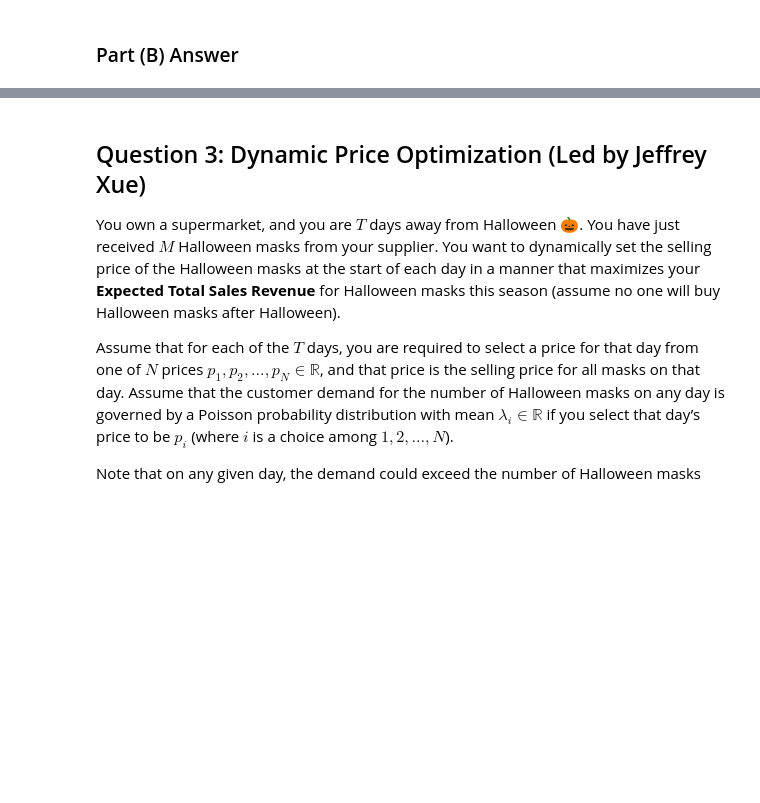
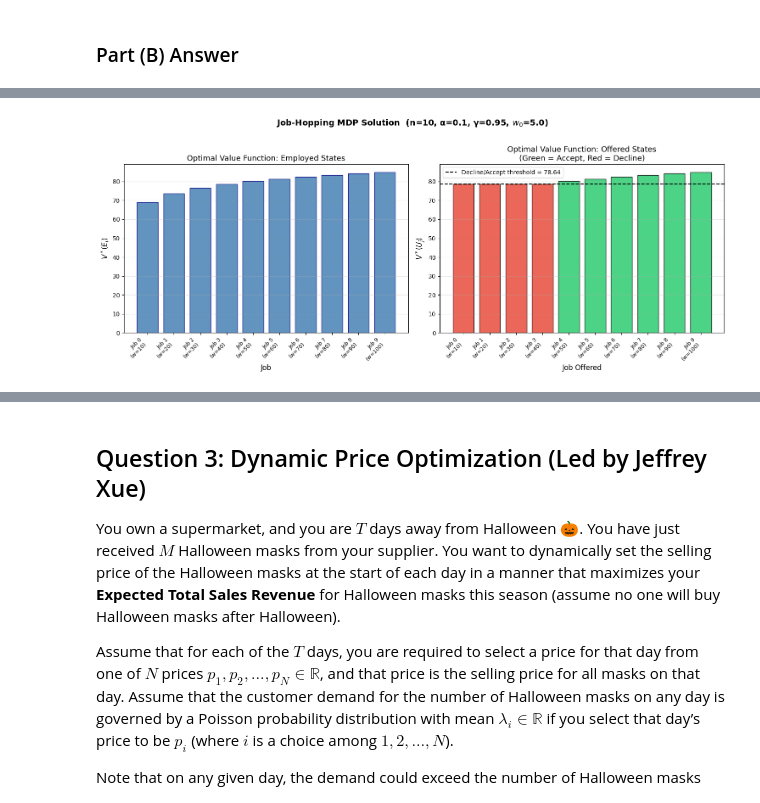
Before and after one commit to yuxiang-jack-zhang/CME241, a Jupyter notebook: assignment2/assignment2.ipynb, the cells around one changed output, grey strips where cells are left out. Drawn from its saved outputs; the diff is of its cells as text; code cells hidden in the pictures; blank space fills up the shorter version.

```diff
--- a/assignment2/assignment2.ipynb
+++ b/assignment2/assignment2.ipynb
@@ -99,0 +203,20 @@ Write Python code that:
+# %%
+# testing our solver on a simple example
+n = 10
+wages = [10, 20, 30, 40, 50, 60, 70, 80, 90, 100]
+probs = [1 / n] * n # uniform offer probabilities
+alpha = 0.1 # 10% daily job-loss probability
+gamma_val = 0.95 # discount factor
+w0 = 5.0 # unemployment wage
+
+vf, pol = solve_job_hopping(n, wages, probs, alpha, gamma_val, w0)
+
+print("Optimal Value Function:")
+for state in sorted(vf.keys()):
+    print(f"  {state:20s}: {vf[state]:10.4f}")
+
+print("")
+
+print("Optimal Policy (for job offers when unemployed):")
+for state in sorted(pol.keys()):
+    print(f"  {state:20s}: {pol[state]}")
@@ -99,0 +241,44 @@ Write Python code that:
+# %%
+fig, axes = plt.subplots(1, 2, figsize=(15, 6))
+
+# extract values in job order
+V_E_vals = [vf[f'Employed_{i}'] for i in range(n)]
+V_U_vals = [vf[f'Offered_{i}'] for i in range(n)]
+actions  = [pol[f'Offered_{i}'] for i in range(n)]
+colors_bar = ['#2ecc71' if a == 'Accept' else '#e74c3c' for a in actions]
+
+x = np.arange(n)
+labels = [f'Job {i}\n(w={int(wages[i])})' for i in range(n)]
+
+# left subplot: V*(E_i) for each job
+axes[0].bar(x, V_E_vals, color='steelblue', edgecolor='navy', alpha=0.85)
+axes[0].set_xlabel('Job', fontsize=12)
+axes[0].set_ylabel('$V^*(E_i)$', fontsize=12)
+axes[0].set_title('Optimal Value Function: Employed States', fontsize=13)
+axes[0].set_xticks(x)
+axes[0].set_xticklabels(labels, rotation=45, ha='right', fontsize=9)
+axes[0].grid(axis='y', alpha=0.3)
+
+# right subplot: V*(U_j) colored by accept/decline
+V_U_bar = sum(probs[i] * V_U_vals[i] for i in range(n))
+V_decline = np.log(w0) + gamma_val * V_U_bar # threshold V value for accept/decline
+
+axes[1].bar(x, V_U_vals, color=colors_bar, edgecolor='black', alpha=0.85)
+axes[1].axhline(y=V_decline, color='black', linestyle='--', linewidth=1.5,
+                label=f'Decline/Accept threshold = {V_decline:.2f}')
+axes[1].set_xlabel('Job Offered', fontsize=12)
+axes[1].set_ylabel('$V^*(U_j)$', fontsize=12)
+axes[1].set_title('Optimal Value Function: Offered States\n(Green = Accept, Red = Decline)', fontsize=13)
+axes[1].set_xticks(x)
+axes[1].set_xticklabels(labels, rotation=45, ha='right', fontsize=9)
+axes[1].legend(fontsize=10)
+axes[1].grid(axis='y', alpha=0.3)
+
+plt.suptitle(
+    f'Job-Hopping MDP Solution  (n={n}, α={alpha}, γ={gamma_val}, $w_0$={w0})',
+    fontsize=14, fontweight='bold', y=1.02
+)
+plt.tight_layout()
+plt.show()
+# %% [output]
+[figure, added]
```
Also changed, not shown: parts of 16 cells of this notebook.
